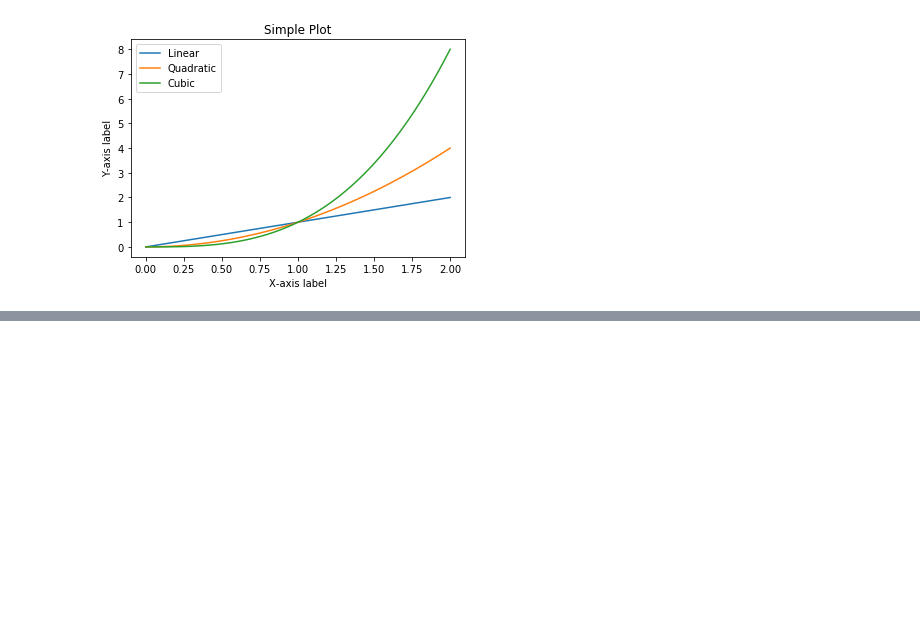
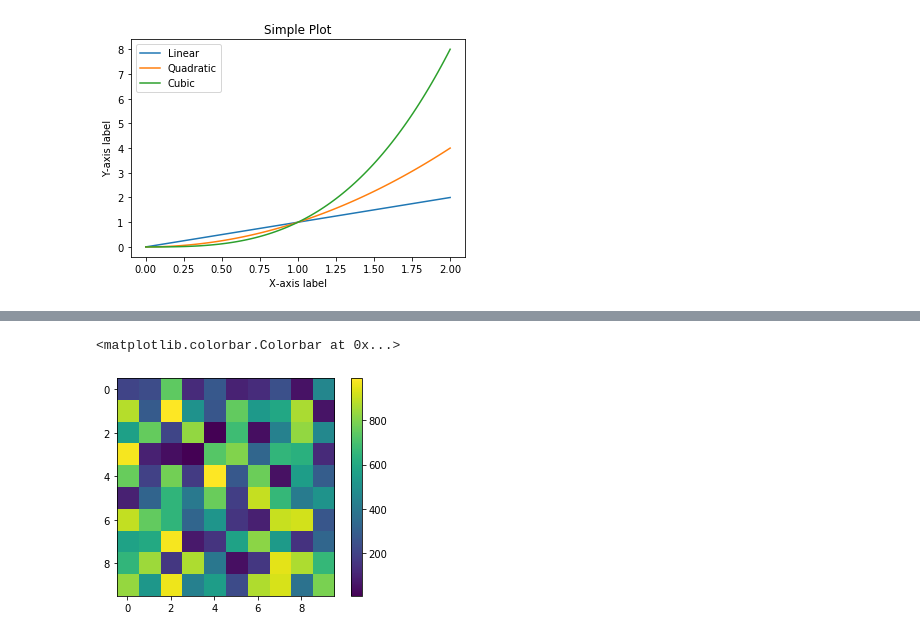
Before and after one commit to the-code-experiments/dl-prerequisite, a Jupyter notebook: matplotlib/feature-example-1.ipynb, the cells around one changed output, grey strips where cells are left out. Cells and saved outputs as stored; diff of their text form; code cells hidden in the pictures; blank space fills up the shorter version.

```diff
--- a/matplotlib/feature-example-1.ipynb
+++ b/matplotlib/feature-example-1.ipynb
@@ -37,0 +63,11 @@ plt.show()
+# %%
+import numpy as np
+import matplotlib.pyplot as plt
+
+mat = np.random.randint(0, 1000, (10, 10))
+
+plt.imshow(mat)
+plt.colorbar()
+# %% [output]
+<matplotlib.colorbar.Colorbar at 0x...>
+[figure, added]
```
Also changed, not shown: parts of 3 cells of this notebook.
